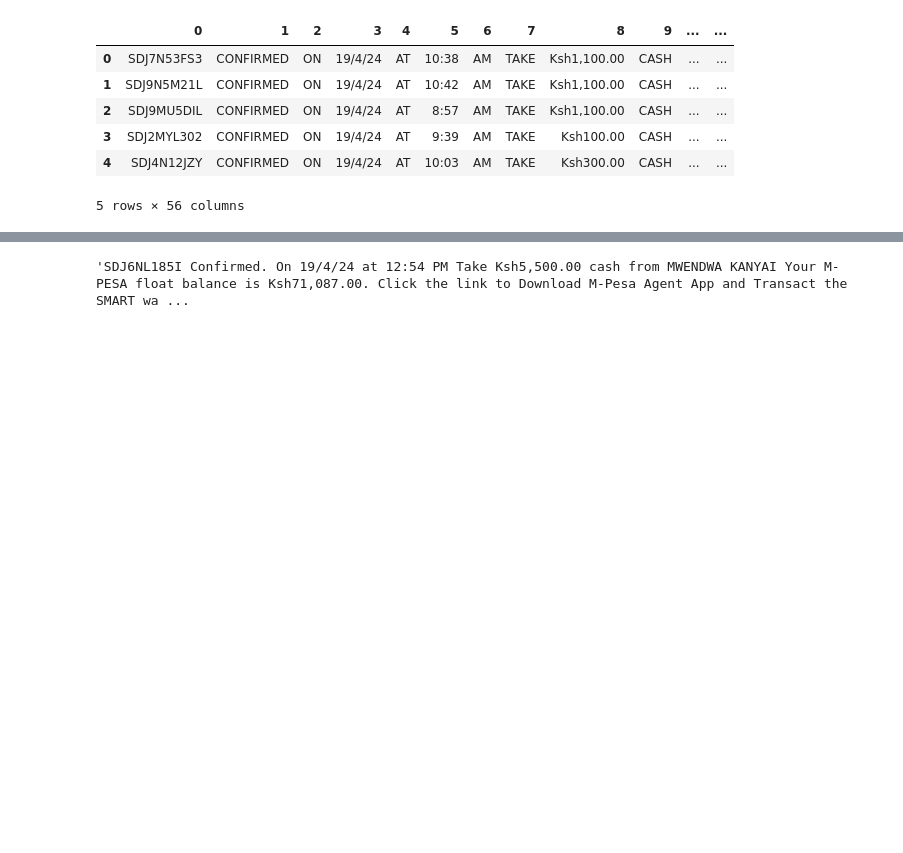
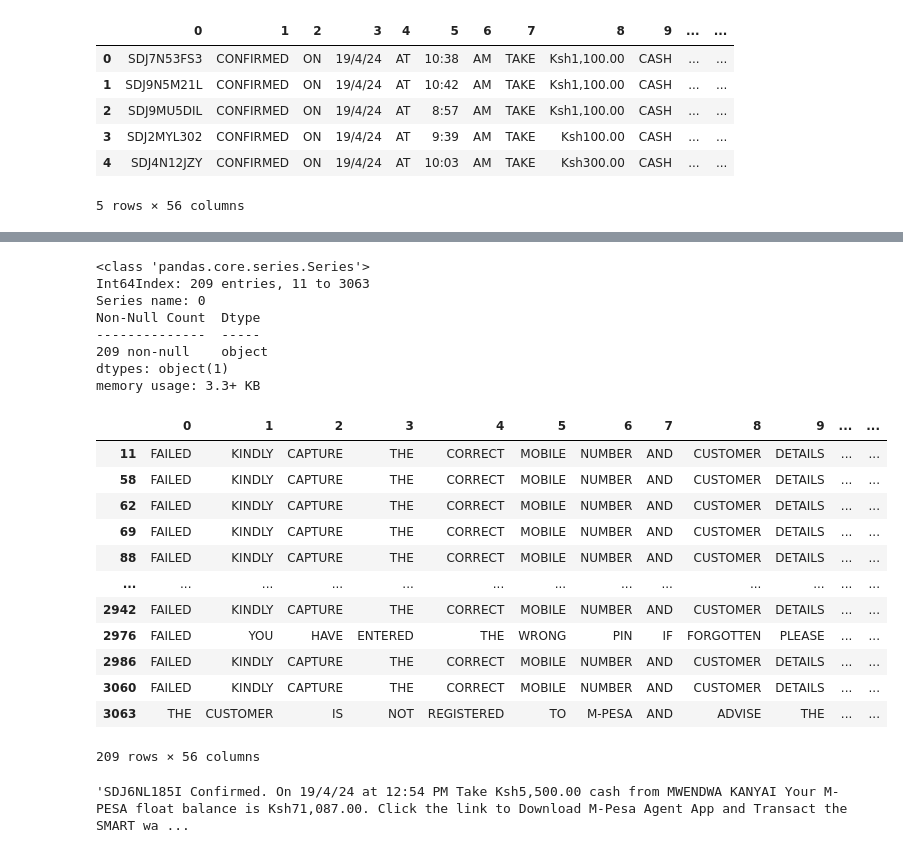
Before and after one commit to MarwaBrian/mpesa, a Jupyter notebook: index.ipynb, the cells around one changed output, grey strips where cells are left out. Saved outputs shown, nothing was run; the diff lists cells and outputs as text; code cells hidden in the pictures; blank space fills up the shorter version.

```diff
--- a/index.ipynb
+++ b/index.ipynb
@@ -98,7 +98,7 @@ dtypes: object(3)
 memory usage: 72.3+ KB
 # %%
 #converting the date into datetime object
-data['date'] = pd.to_datetime(data['date'], format= 'mixed')
+data['date'] = pd.to_datetime(data['date'])
 
 data.info()
 # %% [output]
@@ -171,0 +206,11 @@ count
+# %%
+def is_valid_entry(entry):
+    return len(str(entry)) == 10
+
+
+
+# Filter the DataFrame
+filtered_trying = trying[trying[0].apply(is_valid_entry)]
+
+# Display the result
+filtered_trying.head()
@@ -172,3 +305,47 @@ count
+# %%
+
+def find_missing_entries(df_a, df_b, column_name):
+    # Convert the column in both DataFrames to sets
+    set_a = set(df_a[column_name])
+    set_b = set(df_b[column_name])
+
+    # Find entries in A that are not in B
+    missing_entries = set_a - set_b
+
+    # Create a new DataFrame with the missing entries
+    missing_df = df_a[df_a[column_name].isin(missing_entries)]
+
+    return missing_df
+
+# Usage example:
+# Assuming you have two DataFrames: df_a and df_b
+# And the column you want to compare is named 'code'
+
+missing = find_missing_entries(trying, filtered_trying, 0)
+missing[0].info()
+missing
+# %% [output]
+<class 'pandas.core.series.Series'>
+Int64Index: 209 entries, 11 to 3063
+Series name: 0
+Non-Null Count  Dtype
+--------------  -----
+209 non-null    object
+dtypes: object(1)
+memory usage: 3.3+ KB
+|  | 0 | 1 | 2 | 3 | 4 | 5 | 6 | 7 | 8 | 9 | ... | ... |
+| 11 | FAILED | KINDLY | CAPTURE | THE | CORRECT | MOBILE | NUMBER | AND | CUSTOMER | DETAILS | ... | ... |
+| 58 | FAILED | KINDLY | CAPTURE | THE | CORRECT | MOBILE | NUMBER | AND | CUSTOMER | DETAILS | ... | ... |
+| 62 | FAILED | KINDLY | CAPTURE | THE | CORRECT | MOBILE | NUMBER | AND | CUSTOMER | DETAILS | ... | ... |
+| 69 | FAILED | KINDLY | CAPTURE | THE | CORRECT | MOBILE | NUMBER | AND | CUSTOMER | DETAILS | ... | ... |
+| 88 | FAILED | KINDLY | CAPTURE | THE | CORRECT | MOBILE | NUMBER | AND | CUSTOMER | DETAILS | ... | ... |
+| ... | ... | ... | ... | ... | ... | ... | ... | ... | ... | ... | ... | ... |
+| 2942 | FAILED | KINDLY | CAPTURE | THE | CORRECT | MOBILE | NUMBER | AND | CUSTOMER | DETAILS | ... | ... |
+| 2976 | FAILED | YOU | HAVE | ENTERED | THE | WRONG | PIN | IF | FORGOTTEN | PLEASE | ... | ... |
+| 2986 | FAILED | KINDLY | CAPTURE | THE | CORRECT | MOBILE | NUMBER | AND | CUSTOMER | DETAILS | ... | ... |
+| 3060 | FAILED | KINDLY | CAPTURE | THE | CORRECT | MOBILE | NUMBER | AND | CUSTOMER | DETAILS | ... | ... |
+| 3063 | THE | CUSTOMER | IS | NOT | REGISTERED | TO | M-PESA | AND | ADVISE | THE | ... | ... |
+209 rows × 56 columns
 # %%
 """
 This function takes a row as input,
```
Also changed, not shown: parts of 11 cells of this notebook.
